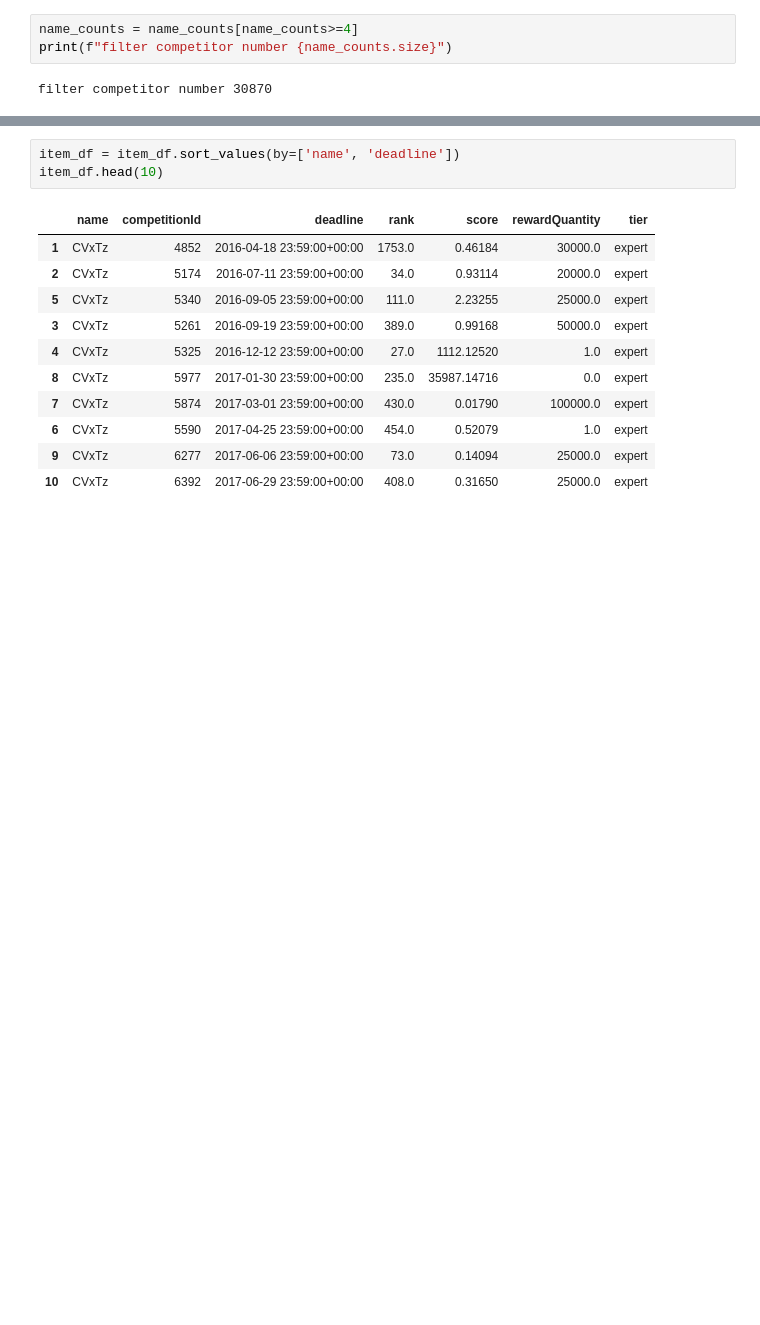
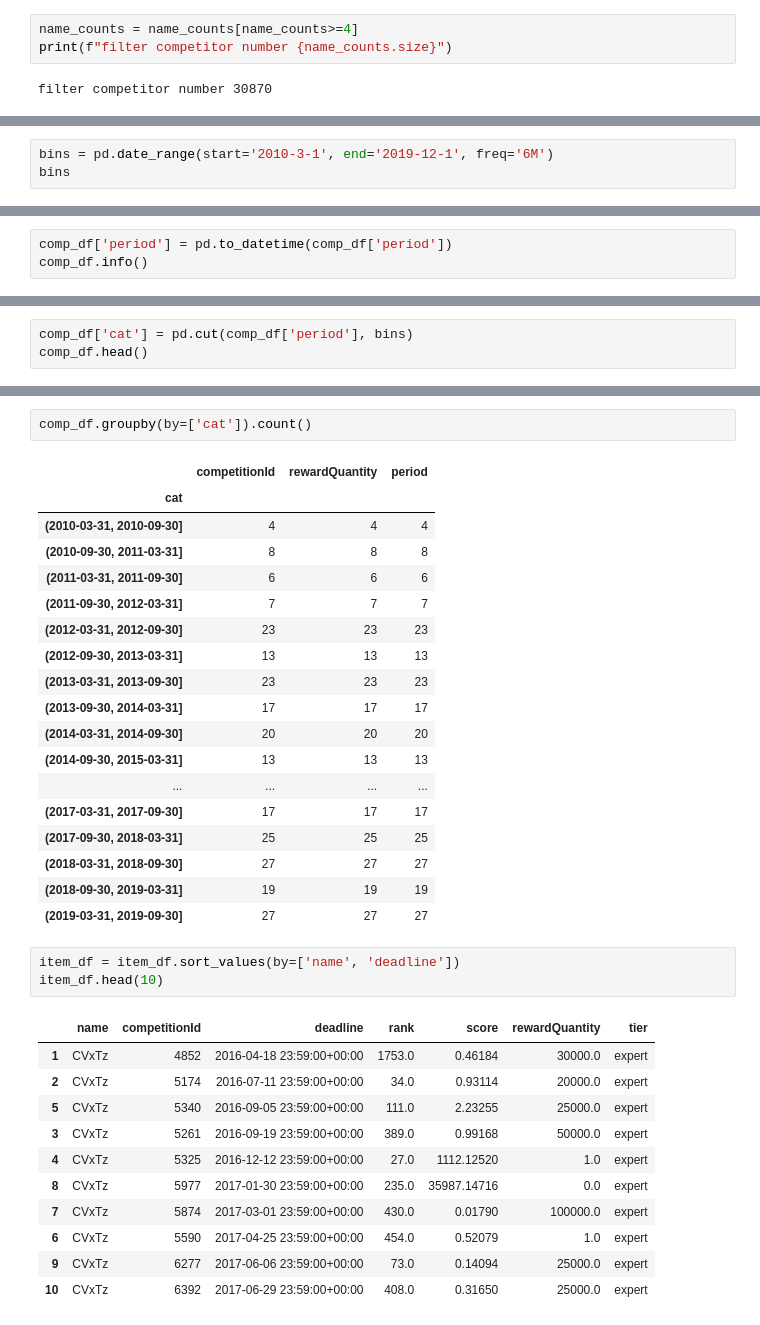
Before and after one commit to noaRricky/seq-rmd-crowdsourcing, a Jupyter notebook: notebooks/dataset/kaggle.ipynb, the cells around one changed output, grey strips where cells are left out. Cells and saved outputs as stored; diff of their text form; blank space fills up the shorter version.

```diff
--- a/notebooks/dataset/kaggle.ipynb
+++ b/notebooks/dataset/kaggle.ipynb
@@ -484,0 +528,3 @@ comp_df.head()
+# %%
+bins = pd.date_range(start='2010-3-1', end='2019-12-1', freq='6M')
+bins
@@ -484,0 +538,3 @@ comp_df.head()
+# %%
+comp_df['period'] = pd.to_datetime(comp_df['period'])
+comp_df.info()
@@ -484,0 +551,3 @@ comp_df.head()
+# %%
+comp_df['cat'] = pd.cut(comp_df['period'], bins)
+comp_df.head()
@@ -485,3 +561,24 @@ comp_df.head()
+# %%
+comp_df.groupby(by=['cat']).count()
+# %% [output]
+|  | competitionId | rewardQuantity | period |
+| cat |  |  |  |
+| (2010-03-31, 2010-09-30] | 4 | 4 | 4 |
+| (2010-09-30, 2011-03-31] | 8 | 8 | 8 |
+| (2011-03-31, 2011-09-30] | 6 | 6 | 6 |
+| (2011-09-30, 2012-03-31] | 7 | 7 | 7 |
+| (2012-03-31, 2012-09-30] | 23 | 23 | 23 |
+| (2012-09-30, 2013-03-31] | 13 | 13 | 13 |
+| (2013-03-31, 2013-09-30] | 23 | 23 | 23 |
+| (2013-09-30, 2014-03-31] | 17 | 17 | 17 |
+| (2014-03-31, 2014-09-30] | 20 | 20 | 20 |
+| (2014-09-30, 2015-03-31] | 13 | 13 | 13 |
+| ... | ... | ... | ... |
+| (2017-03-31, 2017-09-30] | 17 | 17 | 17 |
+| (2017-09-30, 2018-03-31] | 25 | 25 | 25 |
+| (2018-03-31, 2018-09-30] | 27 | 27 | 27 |
+| (2018-09-30, 2019-03-31] | 19 | 19 | 19 |
+| (2019-03-31, 2019-09-30] | 27 | 27 | 27 |
 # %%
 item_df = item_df.sort_values(by=['name', 'deadline'])
 item_df.head(10)
```
Also changed, not shown: parts of 18 cells of this notebook, 2 other files.
